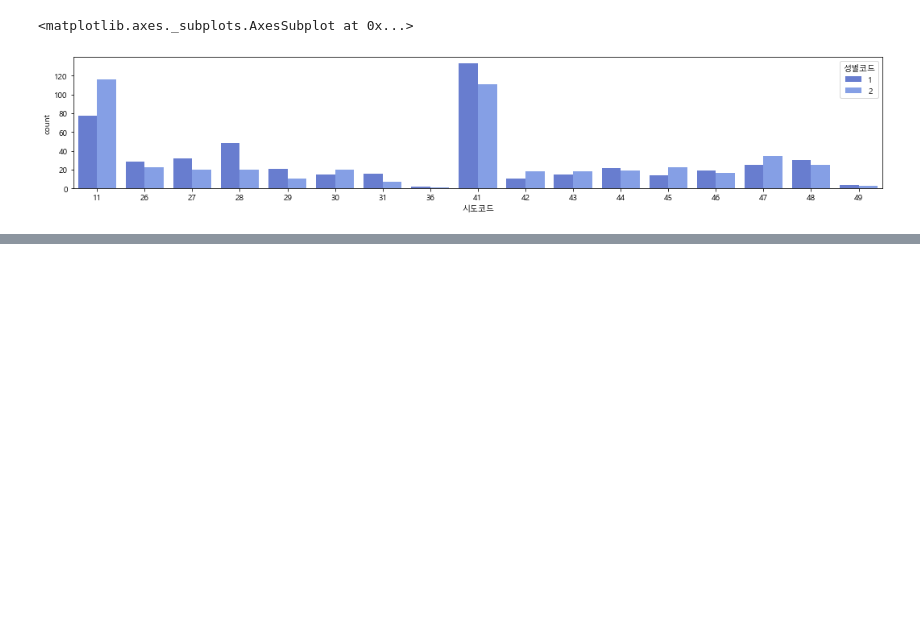
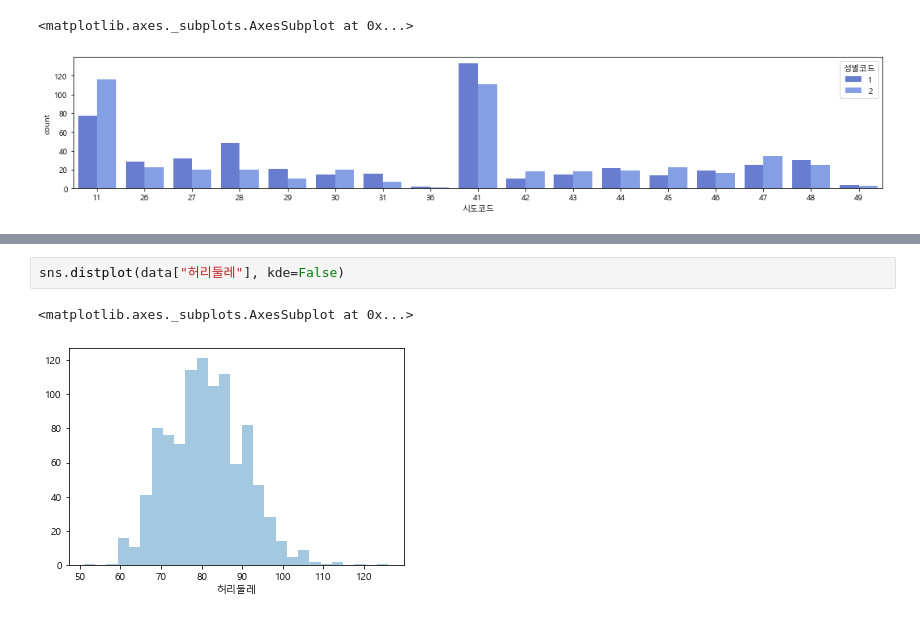
Before and after one commit to bwowby/DS, a Jupyter notebook: visualization_practice.ipynb, the cells around one changed output, grey strips where cells are left out. Saved outputs shown, nothing was run; the diff lists cells and outputs as text; blank space fills up the shorter version.

```diff
--- a/visualization_practice.ipynb
+++ b/visualization_practice.ipynb
@@ -144,0 +159,5 @@ sns.countplot(data=data, y="시도코드", hue="성별코드", palette = palette
+# %%
+sns.distplot(data["허리둘레"], kde=False)
+# %% [output]
+<matplotlib.axes._subplots.AxesSubplot at 0x...>
+[figure, added]
```
Also changed, not shown: parts of 5 cells of this notebook.
